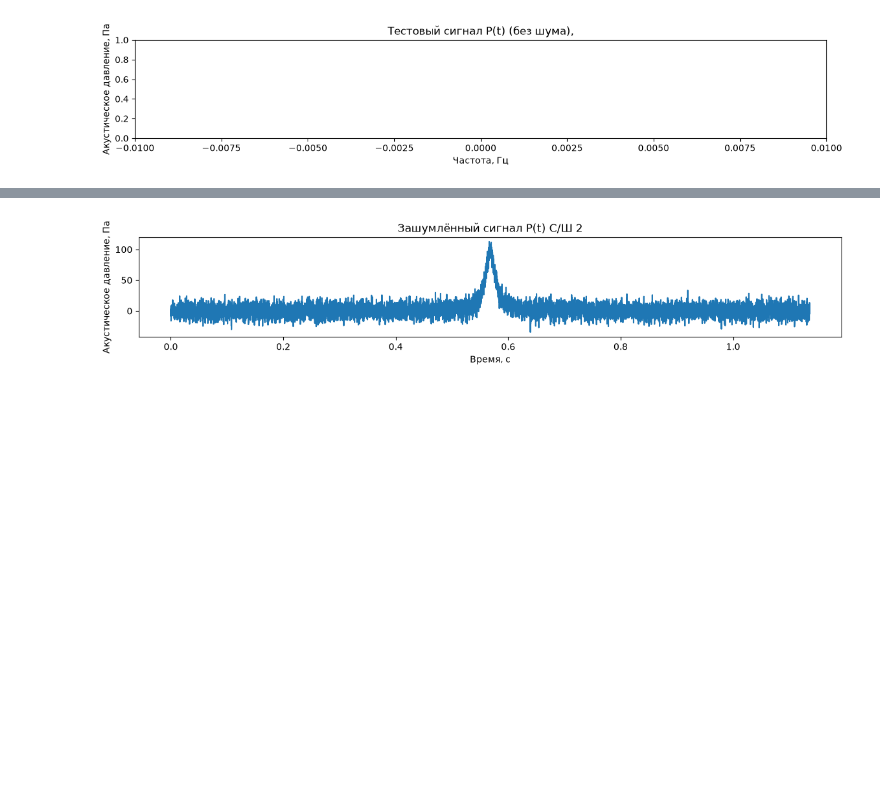
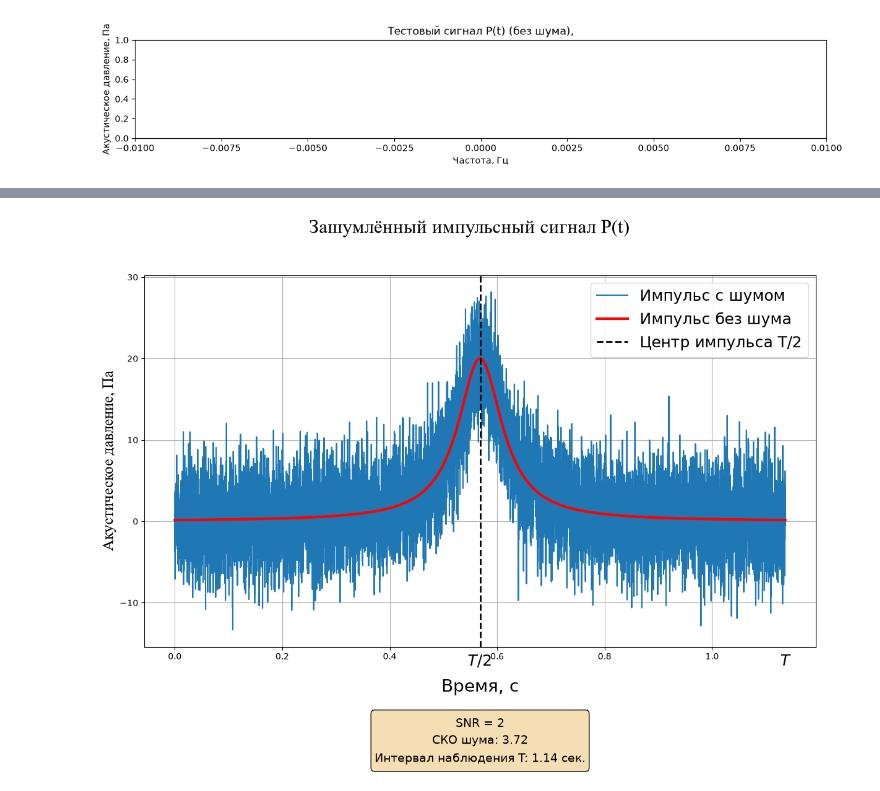
Before and after one commit to veitnemed/piling-main, a Jupyter notebook: notebook.ipynb, the cells around one changed output, grey strips where cells are left out. Drawn from its saved outputs; the diff is of its cells as text; code cells hidden in the pictures; blank space fills up the shorter version.

```diff
--- a/notebook.ipynb
+++ b/notebook.ipynb
@@ -58,7 +32,6 @@ The autoreload extension is already loaded. To reload it, use:
 # %%
-values_sin_signal = get_sin_signal(q)
-tau = 0.02
-values_signal = get_impulse_signal(q)
-en_signal = calculate_energy(values_signal, cfg.time_vector)
-f_impulse = np.fft.fftshift(np.fft.fft(values_signal))
+sin_signal = get_sin_signal(config_parametrs)
+pulse_signal = get_impulse_signal(config_parametrs)
+en_signal = calculate_energy(pulse_signal, cfg.time_vector)
+f_impulse = np.fft.fftshift(np.fft.fft(pulse_signal))
 # %%
@@ -95,14 +110,3 @@ ax.set_title("Тестовый сигнал P(t) (без шума),")
 plt.show()
 # %% [output]
 [figure]
-# %%
-# ШУМ
-
-noise = get_noise(q, np.random.default_rng(42),en_signal)
-noise_level = calculate_noise_level(en_signal,cfg.SNR, cfg.DURATION_ALL)
-fig, ax = plt.subplots(1,1,figsize = (14,2))
-ax.plot(cfg.time_vector, noise)
-ax.set_xlabel("Время, с")
-ax.set_ylabel("Акустическое давление, Па")
-ax.set_title(rf"Белый Гауссовский шум с SNR = {cfg.SNR}")
-plt.show()
@@ -116,12 +113,64 @@ P(t) + e_p(t) \\
 # %%
 # Построение графика
-noise_signal = values_signal + noise
-fig, ax = plt.subplots(1,1,figsize = (14,2))
-ax.plot(cfg.time_vector, noise_signal)
-ax.set_xlabel("Время, с")
-ax.set_ylabel("Акустическое давление, Па")
-ax.set_title(rf"Зашумлённый сигнал P(t) C/Ш {cfg.SNR}")
+noise_signal = pulse_signal + noise
+fig, ax = plt.subplots(1, 1, figsize=(14, 10))
+fig.subplots_adjust(top=0.85, bottom=0.25)
+
+ax.plot(cfg.time_vector, noise_signal, label="Импульс с шумом")
+ax.plot(
+    cfg.time_vector, pulse_signal,
+    color="red", linewidth=3, label="Импульс без шума"
+)
+
+# Названия осей и заголовок
+ax.set_xlabel("Время, с", labelpad=20, fontsize=20)
+ax.set_ylabel("Акустическое давление, Па", fontsize=18, fontfamily="Times New Roman")
+
+fig.suptitle(
+    "Зашумлённый импульсный сигнал P(t)",
+    y=0.925, va="center",
+    fontfamily="Times New Roman", fontsize=22
+)
+
+# Центр импульса и отметки времени
+ax.axvline(
+    config_parametrs["center_pulse"],
+    color="black", linestyle="--", linewidth=2,
+    label="Центр импульса T/2"
+)
+
+ax.text(
+    config_parametrs["center_pulse"], -0.02, r"$T/2$",
+    transform=ax.get_xaxis_transform(),
+    ha="center", va="top", fontsize=18
+)
+ax.text(
+    config_parametrs["duration_all"], -0.02, r"$T$",
+    transform=ax.get_xaxis_transform(),
+    ha="center", va="top", fontsize=18
+)
+
+ax.grid(True)
+ax.legend(loc="upper right", fontsize=18)
+
+# Параметры под графиком
+info = (
+    f"SNR = {cfg.SNR}\n"
+    f"СКО шума: {noise_level:.2f}\n"
+    f"Интервал наблюдения T: {config_parametrs['duration_all']:.2f} сек."
+
+)
+
+ax.text(
+    0.5, -0.18, info,
+    transform=ax.transAxes,
+    fontsize=14, linespacing=1.5,
+    ha="center", va="top",
+    bbox=dict(boxstyle="round", facecolor="wheat", alpha=1),
+    clip_on=False
+)
+
 plt.show()
 # %% [output]
-[figure, old version]
+[figure, new version]
 # %%
```
Also changed, not shown: parts of 14 cells of this notebook, 4 other files.
